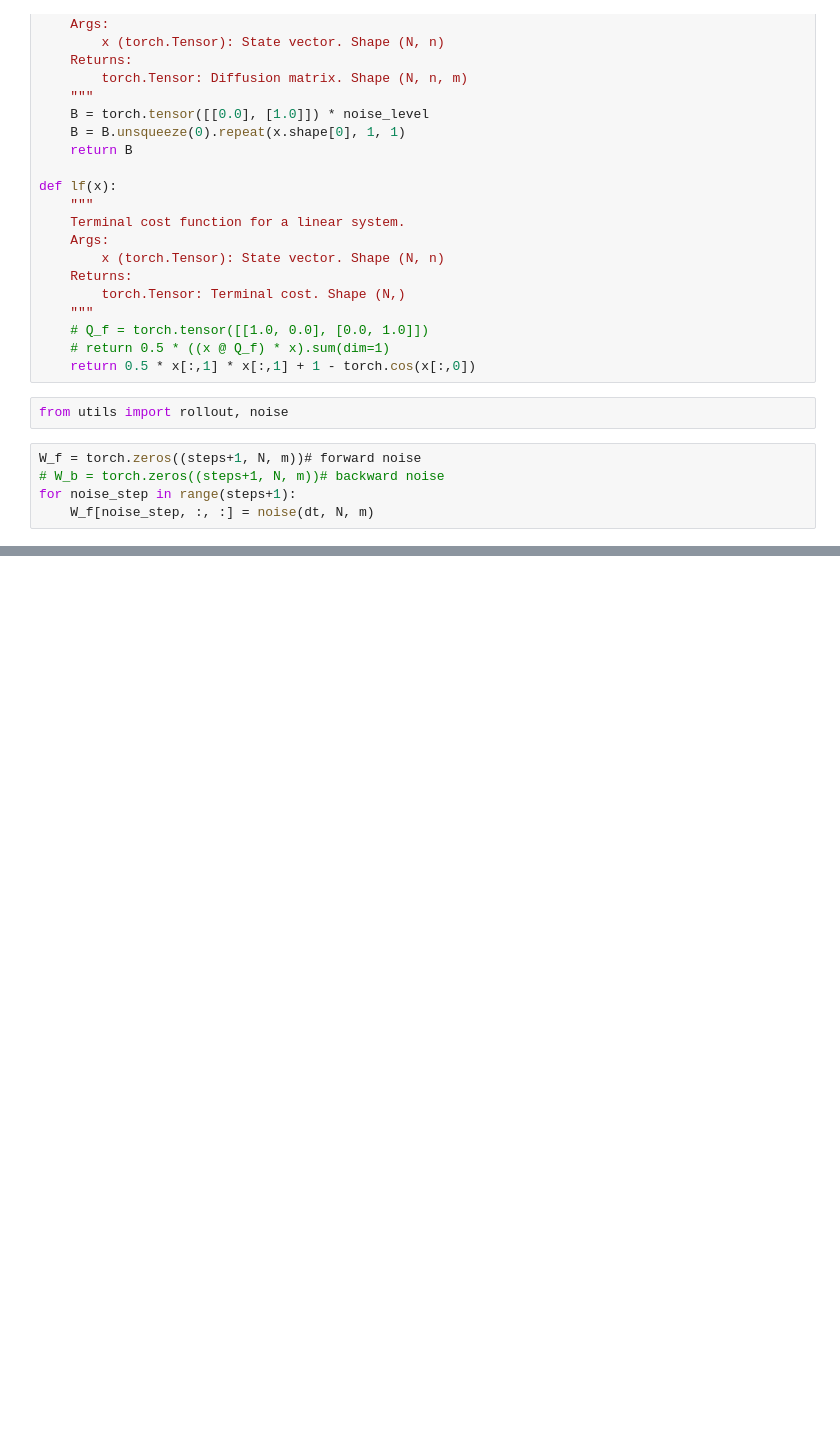
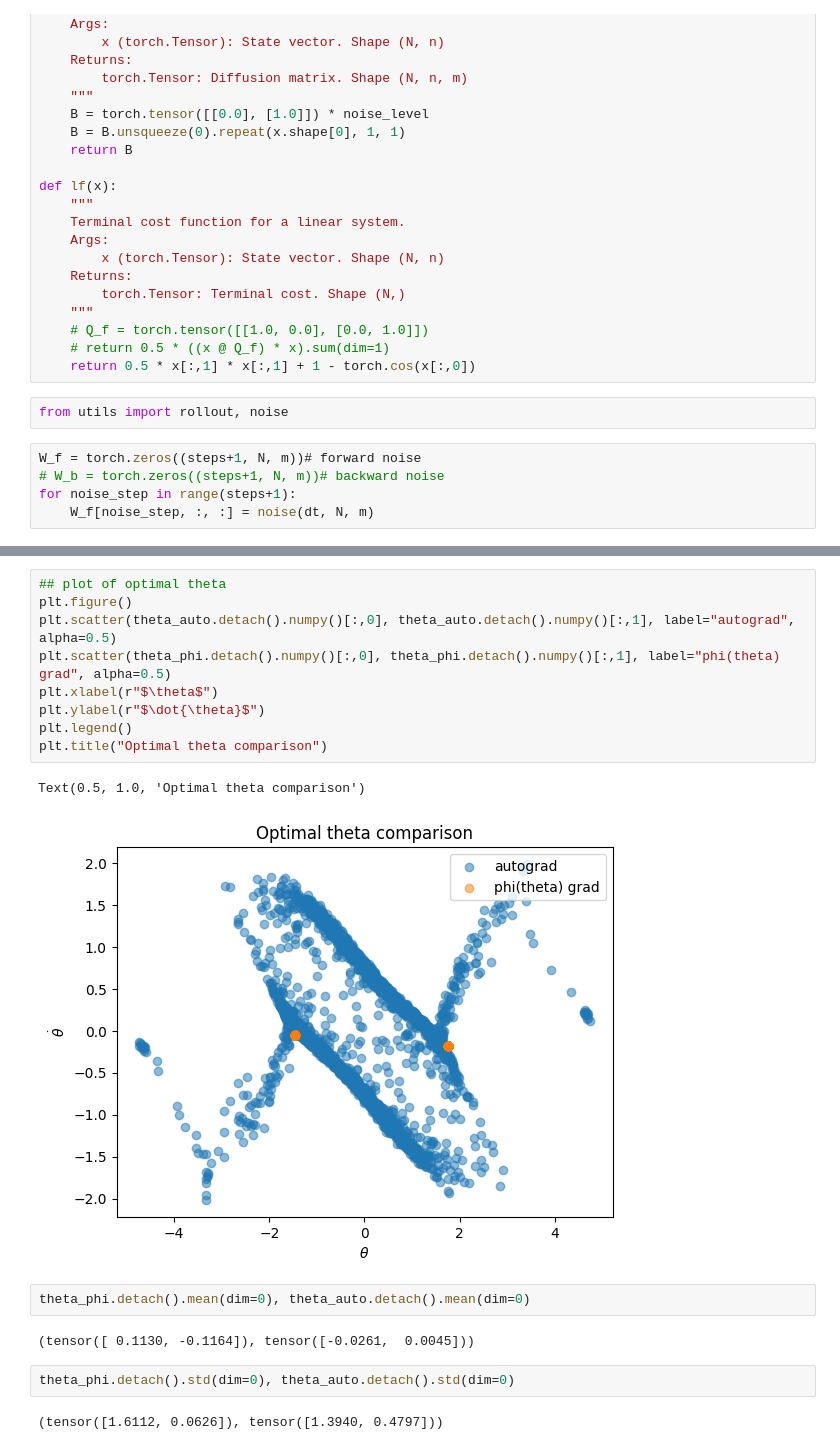
Before and after one commit to YuhangMeiUW/BSDE-Gradient, a Jupyter notebook: optimization_compare.ipynb, the cells around one changed output, grey strips where cells are left out. Cells and saved outputs as stored; diff of their text form; blank space fills up the shorter version.

```diff
--- a/optimization_compare.ipynb
+++ b/optimization_compare.ipynb
@@ -138,0 +147,20 @@ iteration 6000 | autograd loss 0.207407 | phi loss 1.48287
+# %%
+## plot of optimal theta
+plt.figure()
+plt.scatter(theta_auto.detach().numpy()[:,0], theta_auto.detach().numpy()[:,1], label="autograd", alpha=0.5)
+plt.scatter(theta_phi.detach().numpy()[:,0], theta_phi.detach().numpy()[:,1], label="phi(theta) grad", alpha=0.5)
+plt.xlabel(r"$\theta$")
+plt.ylabel(r"$\dot{\theta}$")
+plt.legend()
+plt.title("Optimal theta comparison")
+# %% [output]
+Text(0.5, 1.0, 'Optimal theta comparison')
+[figure, added]
+# %%
+theta_phi.detach().mean(dim=0), theta_auto.detach().mean(dim=0)
+# %% [output]
+(tensor([ 0.1130, -0.1164]), tensor([-0.0261,  0.0045]))
+# %%
+theta_phi.detach().std(dim=0), theta_auto.detach().std(dim=0)
+# %% [output]
+(tensor([1.6112, 0.0626]), tensor([1.3940, 0.4797]))
```
Also changed, not shown: parts of 5 cells of this notebook.
